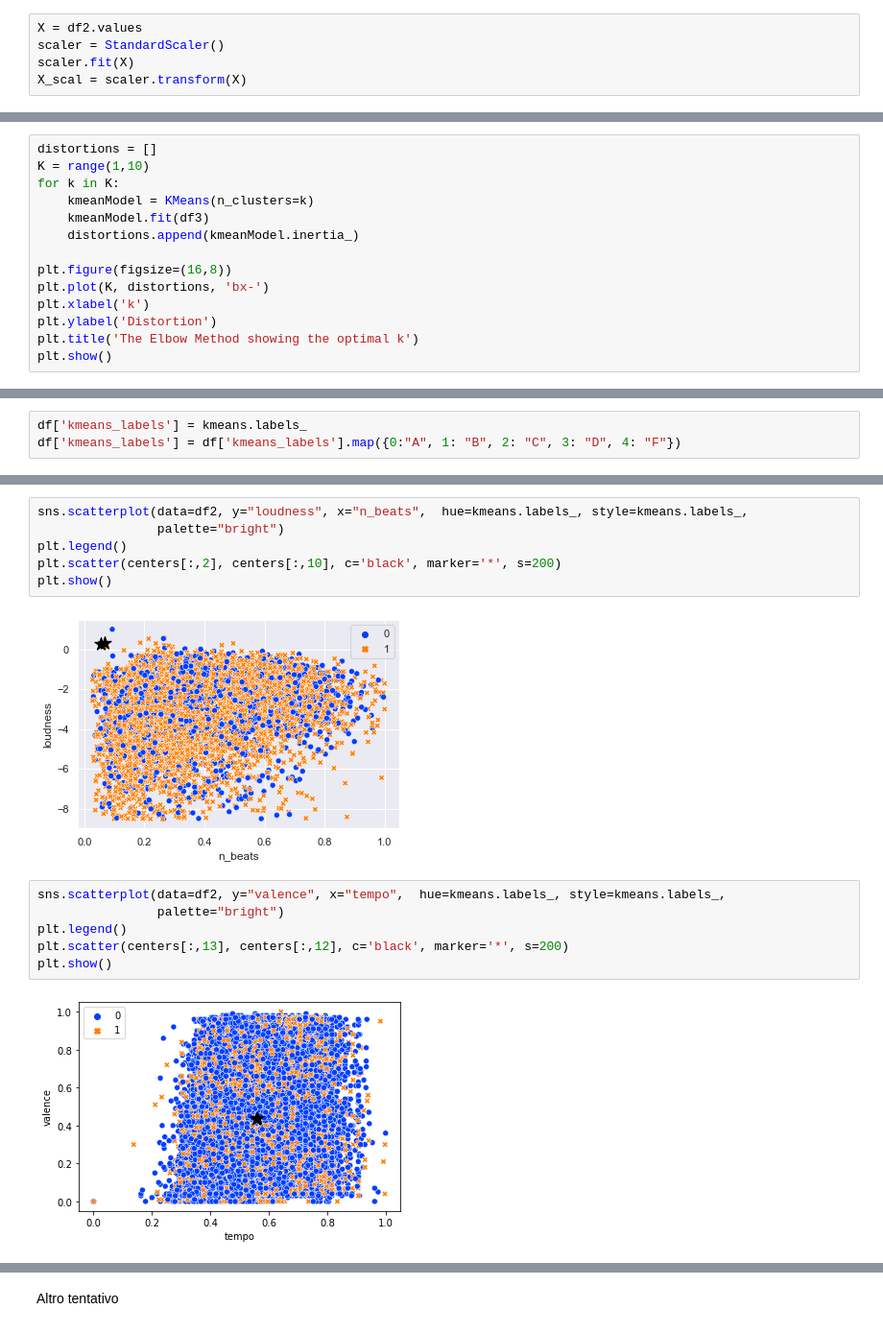
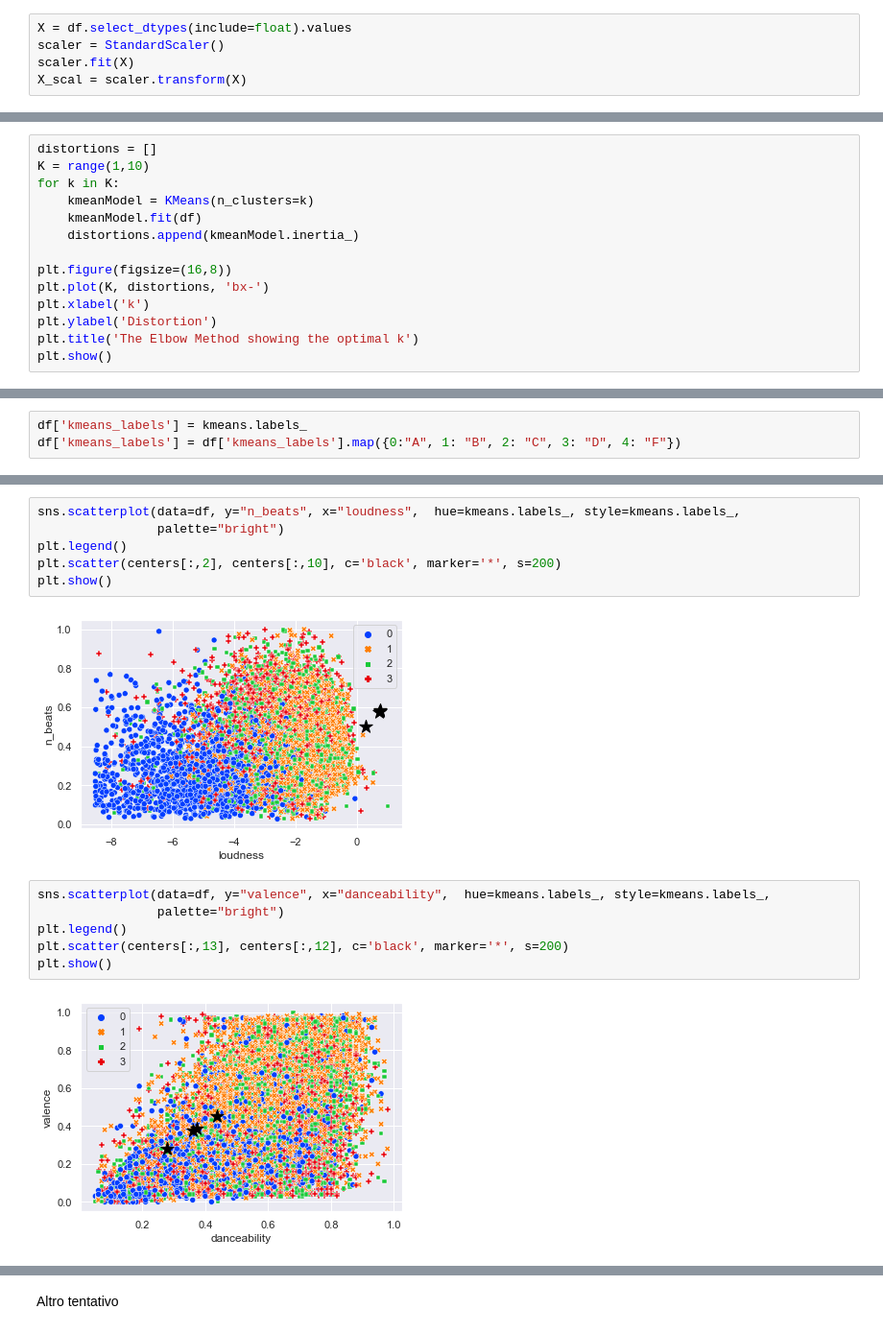
Before and after one commit to Bakko000/Data-Mining, a Jupyter notebook: dataset (missing + split)/clustering.ipynb, the cells around one changed output, grey strips where cells are left out. Shown at 96% size. Saved outputs shown, nothing was run; the diff lists cells and outputs as text.

```diff
--- a/dataset (missing + split)/clustering.ipynb
+++ b/dataset (missing + split)/clustering.ipynb
@@ -178,7 +125,7 @@ from scipy.cluster.hierarchy import linkage, dendrogram
 # %% [markdown]
 <h2>Normalizzazione</h2>
 # %%
-X = df2.values
+X = df.select_dtypes(include=float).values
 scaler = StandardScaler()
 scaler.fit(X)
 X_scal = scaler.transform(X)
@@ -217,7 +163,7 @@ distortions = []
 K = range(1,10)
 for k in K:
     kmeanModel = KMeans(n_clusters=k)
-    kmeanModel.fit(df3)
+    kmeanModel.fit(df)
     distortions.append(kmeanModel.inertia_)
 
 plt.figure(figsize=(16,8))
@@ -270,19 +216,19 @@ plt.show()
 # %%
-sns.scatterplot(data=df2, y="loudness", x="n_beats",  hue=kmeans.labels_, style=kmeans.labels_,
+sns.scatterplot(data=df, y="n_beats", x="loudness",  hue=kmeans.labels_, style=kmeans.labels_,
                 palette="bright")
 plt.legend()
 plt.scatter(centers[:,2], centers[:,10], c='black', marker='*', s=200)
 plt.show()
 # %% [output]
-[figure, old version]
+[figure, new version]
 # %%
-sns.scatterplot(data=df2, y="valence", x="tempo",  hue=kmeans.labels_, style=kmeans.labels_,
+sns.scatterplot(data=df, y="valence", x="danceability",  hue=kmeans.labels_, style=kmeans.labels_,
                 palette="bright")
 plt.legend()
 plt.scatter(centers[:,13], centers[:,12], c='black', marker='*', s=200)
 plt.show()
 # %% [output]
-[figure, old version]
+[figure, new version]
 # %%
 plt.figure(figsize=(10, 3))
 
```
Also changed, not shown: parts of 26 cells of this notebook.
